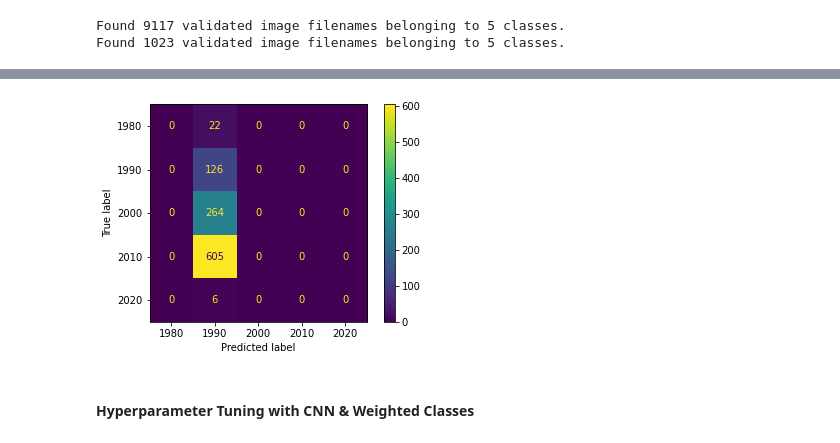
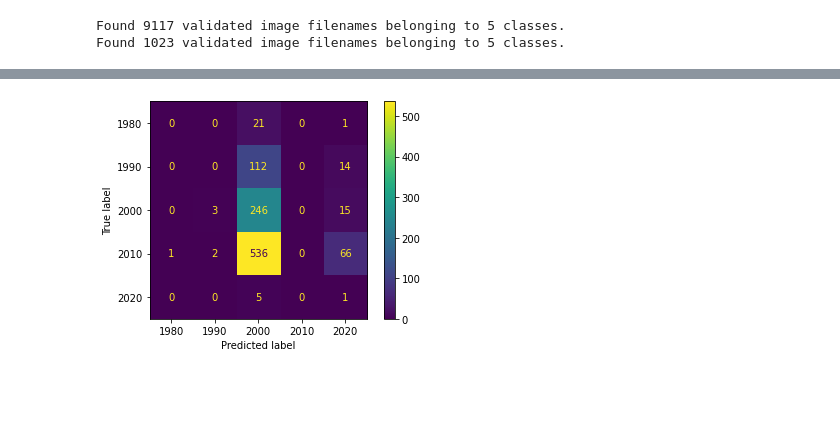
Before and after one commit to jpetersen626/book_cover_classification, a Jupyter notebook: code/04_Modeling_Decade.ipynb, the cells around one changed output, grey strips where cells are left out. Drawn from its saved outputs; the diff is of its cells as text; code cells hidden in the pictures; blank space fills up the shorter version.

Commit message:
added updated modeling notebook

```diff
--- a/code/04_Modeling_Decade.ipynb
+++ b/code/04_Modeling_Decade.ipynb
@@ -1213,7 +1290,8 @@ aug_test = datagen.flow_from_dataframe(
     x_col='filename',
     y_col='decade',
     class_mode='categorical',
-    target_size=(256,256)
+    target_size=(256,256),
+    shuffle=False
 )
 # %% [output]
 Found 9117 validated image filenames belonging to 5 classes.
@@ -1278,6 +1352,7 @@ preds = model18.predict(aug_test, steps=test_steps_per_epoch)
 # %%
-ConfusionMatrixDisplay.from_predictions(aug_test.classes, np.argmax(preds, axis=1), display_labels=list(aug_test.class_indices.keys()));
+ConfusionMatrixDisplay.from_predictions(
+    aug_test.classes,
+    np.argmax(model18.predict(aug_test), axis=1),
+    display_labels=list(aug_test.class_indices.keys()));
 # %% [output]
-[figure, old version]
+[figure, new version]
-# %% [markdown]
-#### Hyperparameter Tuning with CNN & Weighted Classes
```
Also changed, not shown: parts of 91 cells of this notebook.
